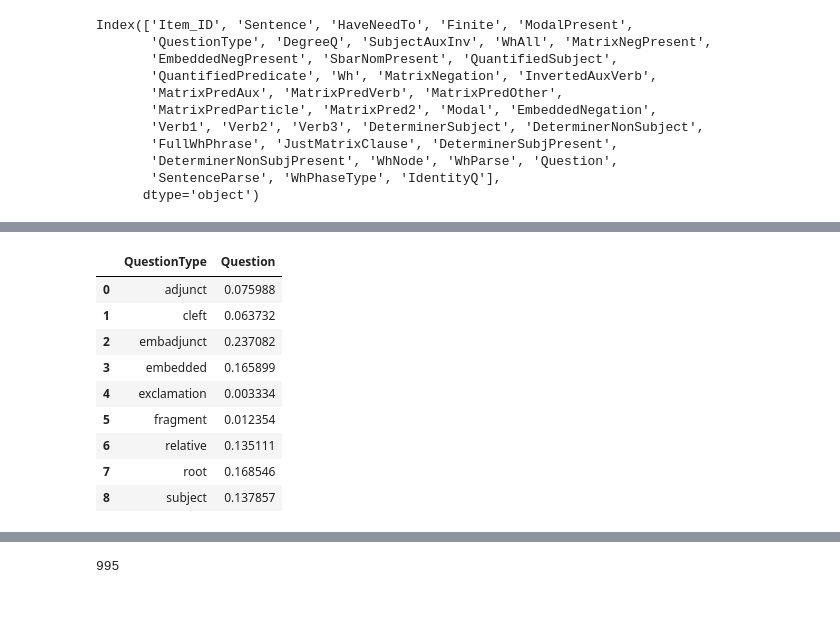
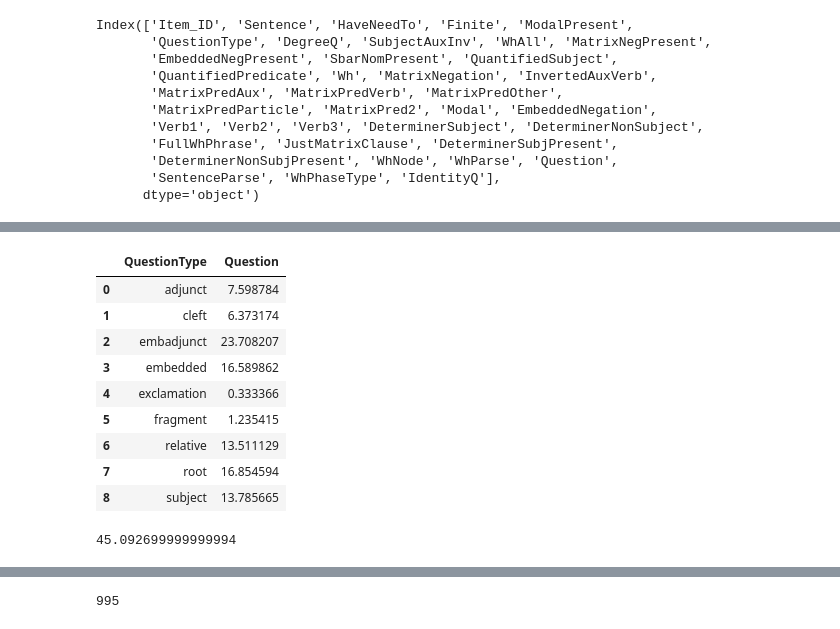
Before and after one commit to mcmoyer11/whquestions-tgrep2, a Jupyter notebook: corpus/analysis/sample_generator-ALLROOT.ipynb, the cells around one changed output, grey strips where cells are left out. Drawn from its saved outputs; the diff is of its cells as text; code cells hidden in the pictures.

```diff
--- a/corpus/analysis/sample_generator-ALLROOT.ipynb
+++ b/corpus/analysis/sample_generator-ALLROOT.ipynb
@@ -48,13 +65,18 @@ Index(['Item_ID', 'Sentence', 'HaveNeedTo', 'Finite', 'ModalPresent',
 # %%
-df.pivot_table(index=['QuestionType'], values="Question", aggfunc=len).groupby(["QuestionType"]).Question.transform(lambda x: x/len(df)).reset_index()
+df.pivot_table(index=['QuestionType'], values="Question", aggfunc=len).groupby(["QuestionType"]).Question.transform(lambda x: x/len(df)*100).reset_index()
 # %% [output]
 |  | QuestionType | Question |
-| 0 | adjunct | 0.075988 |
-| 1 | cleft | 0.063732 |
-| 2 | embadjunct | 0.237082 |
-| 3 | embedded | 0.165899 |
-| 4 | exclamation | 0.003334 |
-| 5 | fragment | 0.012354 |
-| 6 | relative | 0.135111 |
-| 7 | root | 0.168546 |
-| 8 | subject | 0.137857 |
+| 0 | adjunct | 7.598784 |
+| 1 | cleft | 6.373174 |
+| 2 | embadjunct | 23.708207 |
+| 3 | embedded | 16.589862 |
+| 4 | exclamation | 0.333366 |
+| 5 | fragment | 1.235415 |
+| 6 | relative | 13.511129 |
+| 7 | root | 16.854594 |
+| 8 | subject | 13.785665 |
+# %%
+# combine adj + embadj + subject together as "adjunct"
+(.075988 + 0.237082 + 0.137857)*100
+# %% [output]
+45.092699999999994
```
Also changed, not shown: parts of 10 cells of this notebook, 7 other files.
